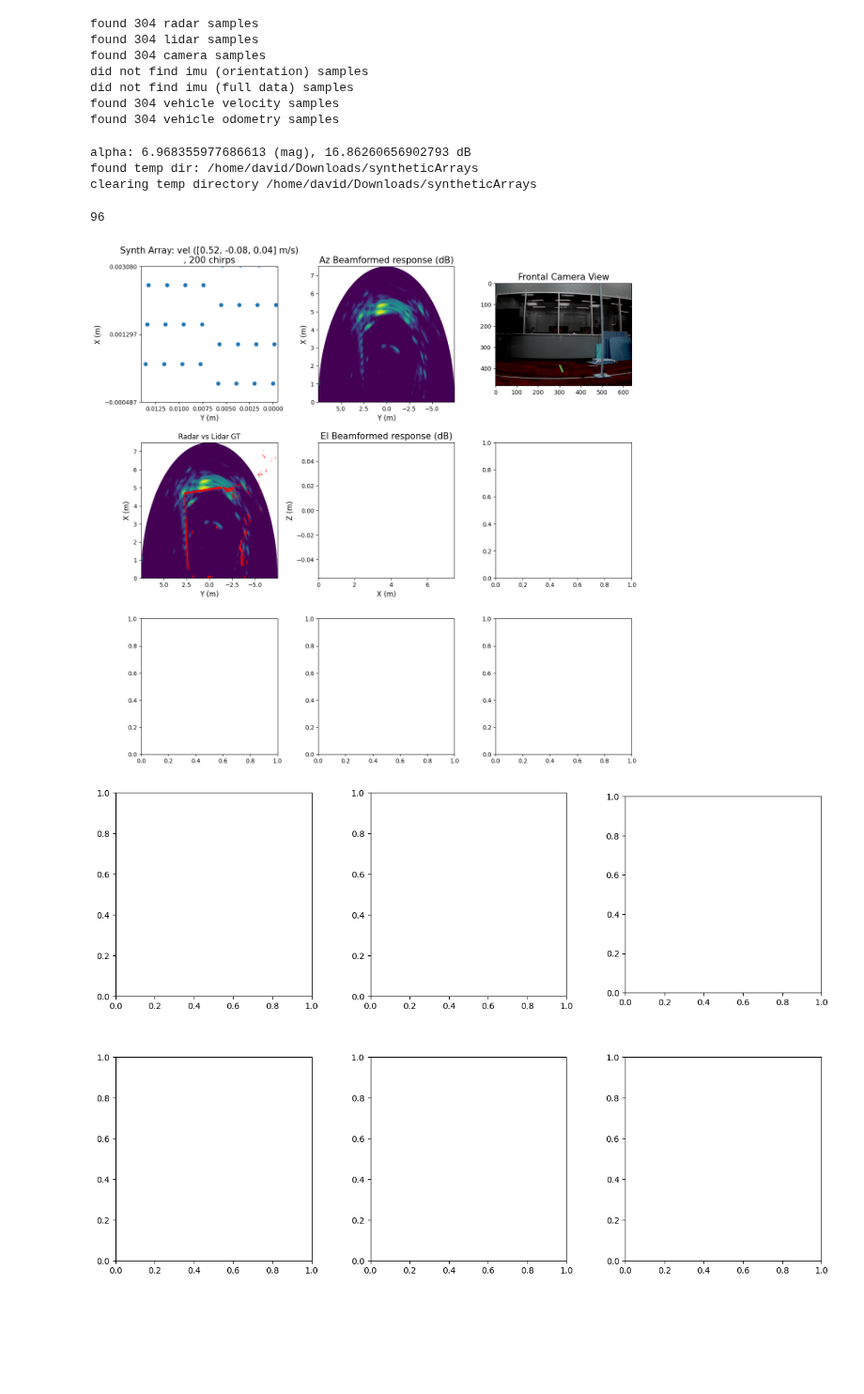
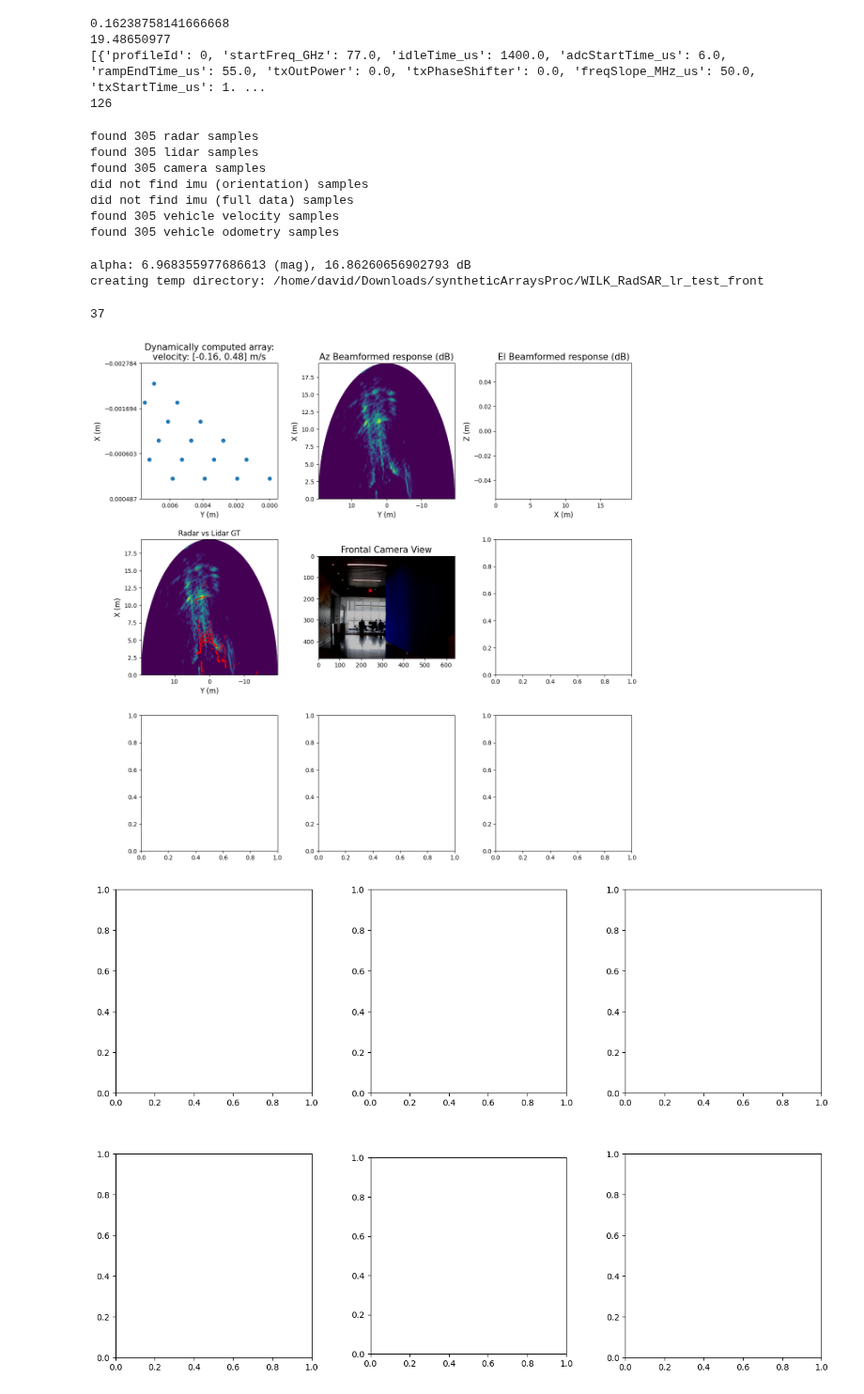
Before and after one commit to davidmhunt/mmwave_radar_processing, a Jupyter notebook: notebooks/testing_synthetic_arrays_endfire.ipynb, the cells around one changed output. Shown at 94% size. Saved outputs shown, nothing was run; the diff lists cells and outputs as text; code cells hidden in the pictures; blank space fills up the shorter version.

```diff
--- a/notebooks/testing_synthetic_arrays_endfire.ipynb
+++ b/notebooks/testing_synthetic_arrays_endfire.ipynb
@@ -20,12 +20,23 @@ from mmwave_radar_processing.detectors.CFAR import CaCFAR_1D,CaCFAR_2D
 # %%
 cfg_manager = ConfigManager()
 
-cfg_path = os.path.join(CONFIG_DIRECTORY,"RadSAR.cfg")
+cfg_path = os.path.join(CONFIG_DIRECTORY,"RadSAR_lr.cfg")
 cfg_manager.load_cfg(cfg_path)
 cfg_manager.compute_radar_perforance(profile_idx=0)
+
+print(cfg_manager.range_res_m)
+print(cfg_manager.range_max_m)
+print(cfg_manager.profile_cfgs)
+print(cfg_manager.frameCfg_loops)
+# %% [output]
+0.16238758141666668
+19.48650977
+[{'profileId': 0, 'startFreq_GHz': 77.0, 'idleTime_us': 1400.0, 'adcStartTime_us': 6.0, 'rampEndTime_us': 55.0, 'txOutPower': 0.0, 'txPhaseShifter': 0.0, 'freqSlope_MHz_us': 50.0, 'txStartTime_us': 1. ...
+126
 # %%
 #load the dataset
-dataset_name = "NORTH_RadSAR_Test_1"
+# dataset_name = "CPSL_RadSAR_TRAIN_1"
+dataset_name = "WILK_RadSAR_lr_test_front"
 dataset_path = os.path.join(DATASET_PATH,dataset_name)
 # dataset_name = "RadSAR_2_CPSL"
 # dataset_path = os.path.join(DATASET_PATH,os.pardir,"RadSAR",dataset_name)
@@ -40,13 +51,13 @@ dataset = CpslDS(
     vehicle_odom_folder="vehicle_odom"
 )
 # %% [output]
-found 304 radar samples
-found 304 lidar samples
-found 304 camera samples
+found 305 radar samples
+found 305 lidar samples
+found 305 camera samples
 did not find imu (orientation) samples
 did not find imu (full data) samples
-found 304 vehicle velocity samples
-found 304 vehicle odometry samples
+found 305 vehicle velocity samples
+found 305 vehicle odometry samples
 # %%
 cfar_2d = CaCFAR_2D(
     num_guard_cells=np.array([2,5]),
@@ -85,12 +96,11 @@ movie_generator = MovieGeneratorSyntheticArrayData(
     cpsl_dataset=dataset,
     plotter=synthetic_array_plotter,
     processor=processor,
-    temp_dir_path="~/Downloads/syntheticArrays"
+    temp_dir_path=os.path.join("~/Downloads/syntheticArraysProc",dataset_name)
 )
 # %% [output]
 alpha: 6.968355977686613 (mag), 16.86260656902793 dB
-found temp dir: /home/david/Downloads/syntheticArrays
-clearing temp directory /home/david/Downloads/syntheticArrays
+creating temp directory: /home/david/Downloads/syntheticArraysProc/WILK_RadSAR_lr_test_front
 # %%
 idx = 0
 while not processor.array_geometry_valid:
@@ -100,7 +110,7 @@ while not processor.array_geometry_valid:
 
 print(idx)
 # %% [output]
-96
+37
 # %%
 #speed test
 # for i in tqdm(range(idx,dataset.num_frames)):
@@ -113,40 +123,40 @@ print(idx)
 #     resp = processor.process(adc_cube)
 # %%
 #get the velocity of the vehicle
-idx = 100
+idx = 89
 # vel = np.mean(dataset.get_vehicle_vel_data(idx)[:,1])
 vel_data = np.mean(dataset.get_vehicle_odom_data(idx)[:,8:11],axis=0)
 
 #generate the array geometry
 processor.generate_array_geometries(
     vels=vel_data
 )
 #get the adc cube
 adc_cube = dataset.get_radar_data(idx)
 #compute the response
 resp = processor.process(adc_cube)
 dets = processor.beamformed_dets
 #get the lidar pointcloud for gt comparison
 lidar_pc_raw = dataset.get_lidar_point_cloud_raw(idx)
 
 # camera_view = dataset.get_camera_frame(idx)
 try:
     camera_view = dataset.get_camera_frame(idx)
 except AssertionError:
     camera_view = np.empty(shape=(0))
 
 synthetic_array_plotter.plot_compilation(
     adc_cube=adc_cube,
     vels=vel_data,
     camera_view=camera_view,
     lidar_pc_raw=lidar_pc_raw,
     lidar_radar_offset_rad=np.deg2rad(90),
     convert_to_dB=True,
     cmap="viridis",
     show=True
 )
 # %% [output]
-[figure, old version]
+[figure, new version]
 # %%
 #generate the movie
 movie_generator.initialize_figure(nrows=2,ncols=3,figsize=(15,10))
```
Also changed, not shown: parts of 1 cell of this notebook, 16 other files.
